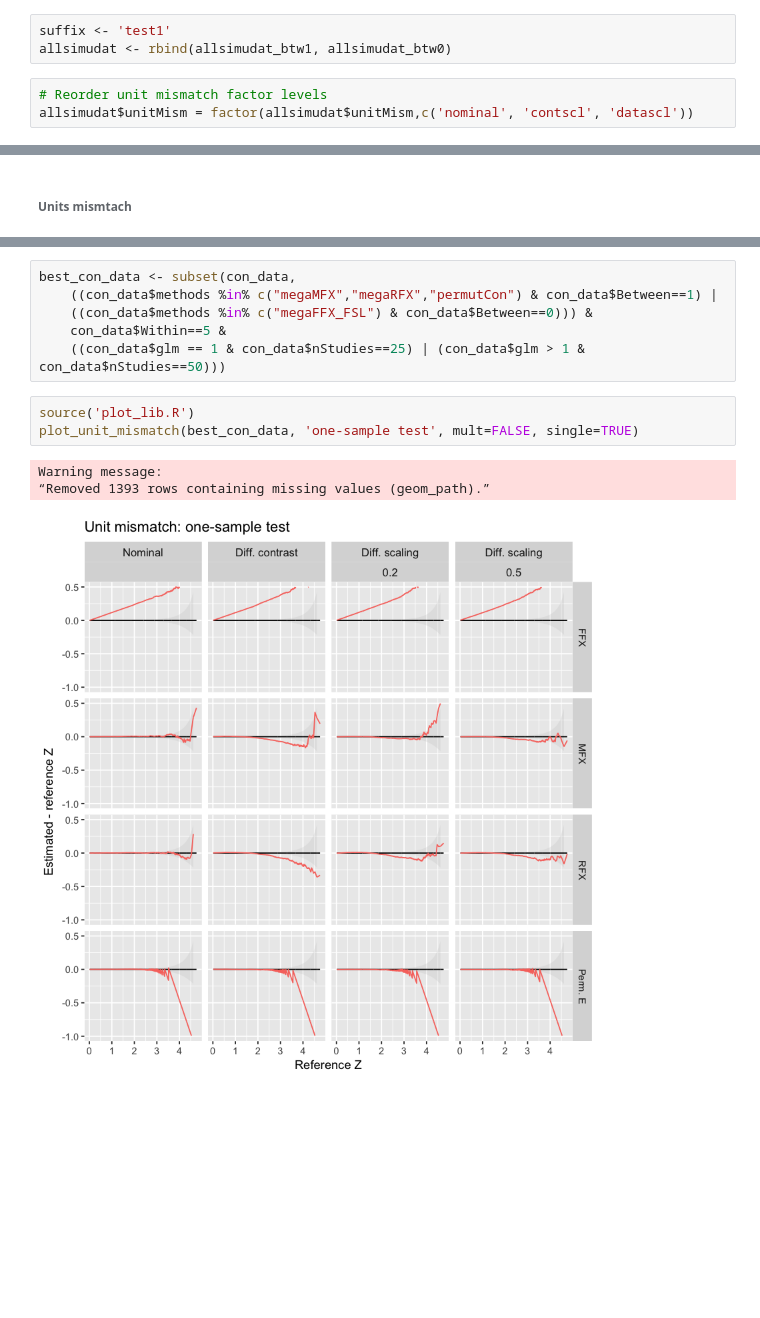
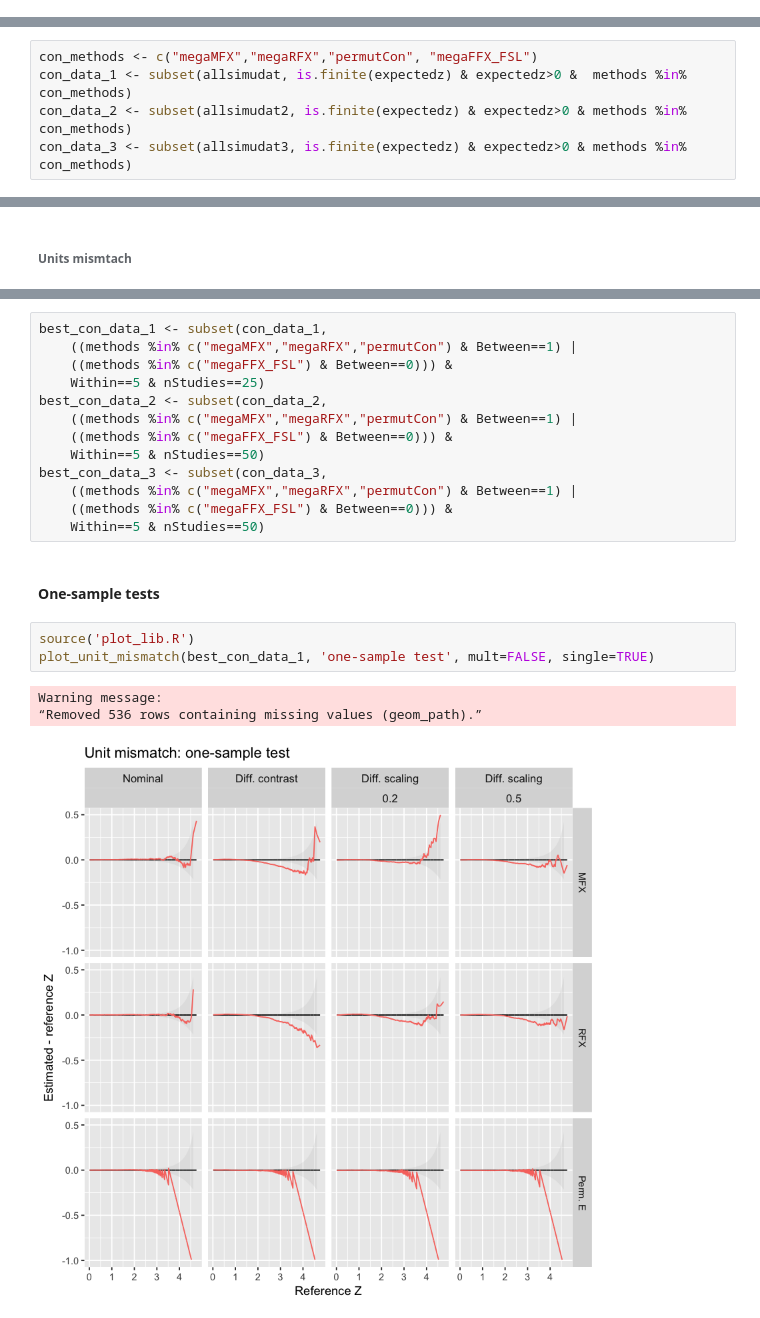
Before and after one commit to cmaumet/zmeta, a Jupyter notebook: Scripts/simulations/lib/plot_simulations.ipynb, the cells around one changed output, grey strips where cells are left out. Drawn from its saved outputs; the diff is of its cells as text; blank space fills up the shorter version.

Commit message:
Plot unit mismatch with a single scenario per method

```diff
--- a/Scripts/simulations/lib/plot_simulations.ipynb
+++ b/Scripts/simulations/lib/plot_simulations.ipynb
@@ -44,6 +27,0 @@ allsimudat_btw0 <- read.csv(csv_file_btw0, header=T, sep=",")
-# %%
-suffix <- 'test1'
-allsimudat <- rbind(allsimudat_btw1, allsimudat_btw0)
-# %%
-# Reorder unit mismatch factor levels
-allsimudat$unitMism = factor(allsimudat$unitMism,c('nominal', 'contscl', 'datascl'))
@@ -50,3 +30,8 @@ allsimudat$unitMism = factor(allsimudat$unitMism,c('nominal', 'contscl', 'datasc
+# %%
+con_methods <- c("megaMFX","megaRFX","permutCon", "megaFFX_FSL")
+con_data_1 <- subset(allsimudat, is.finite(expectedz) & expectedz>0 &  methods %in% con_methods)
+con_data_2 <- subset(allsimudat2, is.finite(expectedz) & expectedz>0 & methods %in% con_methods)
+con_data_3 <- subset(allsimudat3, is.finite(expectedz) & expectedz>0 & methods %in% con_methods)
 # %% [markdown]
 ##### Plots
 # %% [markdown]
@@ -63,15 +43,24 @@ We look at the best case scenario for each contrast-based method:
  - Contrast Permutation: anything
  - FFX GLM: τ2 = 0
-# %%
-best_con_data <- subset(con_data,
-    ((con_data$methods %in% c("megaMFX","megaRFX","permutCon") & con_data$Between==1) |
-    ((con_data$methods %in% c("megaFFX_FSL") & con_data$Between==0))) &
-    con_data$Within==5 &
-    ((con_data$glm == 1 & con_data$nStudies==25) | (con_data$glm > 1 & con_data$nStudies==50)))
+# %%
+best_con_data_1 <- subset(con_data_1,
+    ((methods %in% c("megaMFX","megaRFX","permutCon") & Between==1) |
+    ((methods %in% c("megaFFX_FSL") & Between==0))) &
+    Within==5 & nStudies==25)
+best_con_data_2 <- subset(con_data_2,
+    ((methods %in% c("megaMFX","megaRFX","permutCon") & Between==1) |
+    ((methods %in% c("megaFFX_FSL") & Between==0))) &
+    Within==5 & nStudies==50)
+best_con_data_3 <- subset(con_data_3,
+    ((methods %in% c("megaMFX","megaRFX","permutCon") & Between==1) |
+    ((methods %in% c("megaFFX_FSL") & Between==0))) &
+    Within==5 & nStudies==50)
+# %% [markdown]
+#### One-sample tests
 # %%
 source('plot_lib.R')
-plot_unit_mismatch(best_con_data, 'one-sample test', mult=FALSE, single=TRUE)
+plot_unit_mismatch(best_con_data_1, 'one-sample test', mult=FALSE, single=TRUE)
 # %% [output]
 Warning message:
-“Removed 1393 rows containing missing values (geom_path).”
+“Removed 536 rows containing missing values (geom_path).”
-[figure, old version]
+[figure, new version]
```
Also changed, not shown: parts of 23 cells of this notebook, 2 other files.
